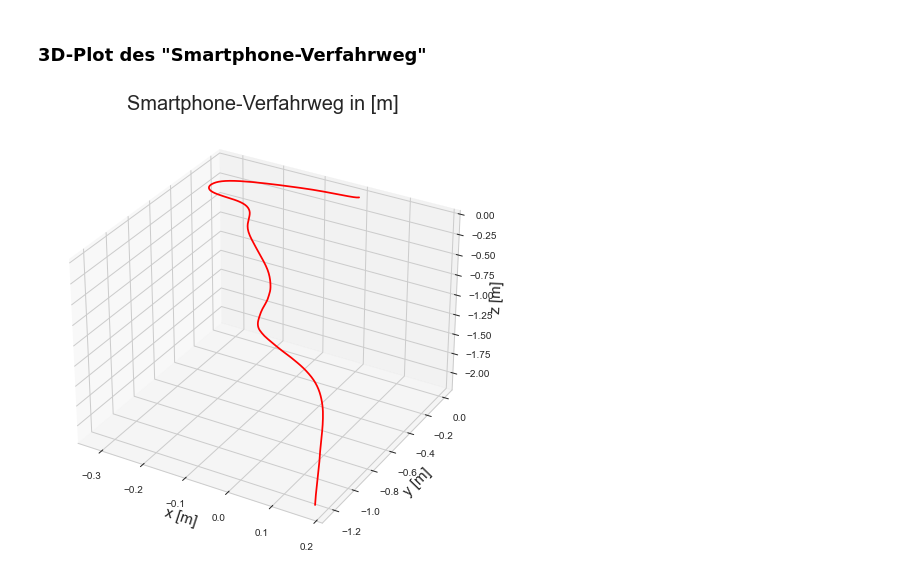
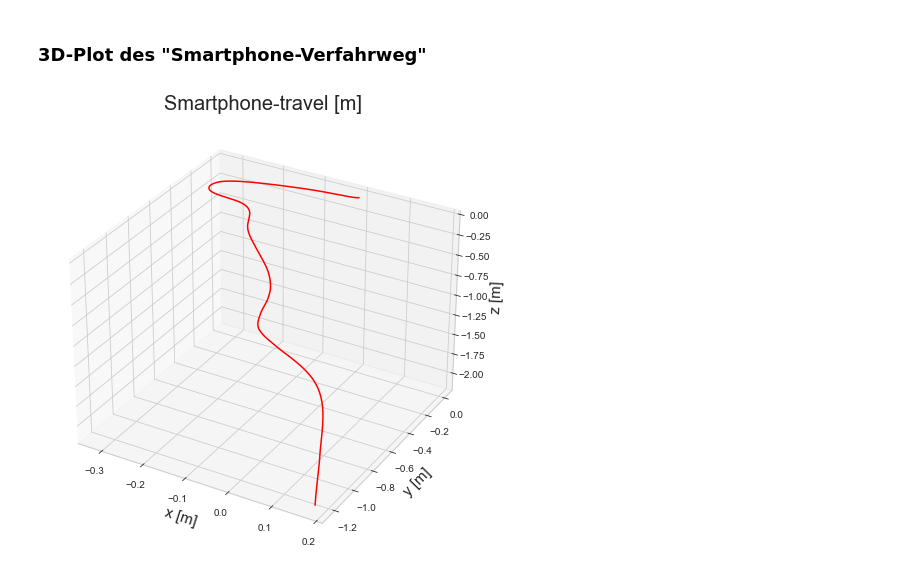
Before and after one commit to erikhelmut/japanese-character-classification, a Jupyter notebook: data_plot.ipynb, the cells around one changed output. Cells and saved outputs as stored; diff of their text form; code cells hidden in the pictures.

Commit message:
update data_plot

```diff
--- a/data_plot.ipynb
+++ b/data_plot.ipynb
@@ -116,22 +114,22 @@ Dauer Zeichnen: 3.6 [s]
 # %% [markdown]
 ### 3D-Plot des "Smartphone-Verfahrweg"
 # %%
-# Erstellung der Figure zur Ausgabe des Smartphone-Verfahrweges in 3D
+# create figure for 3D enviroment
 mpl.style.use("seaborn-whitegrid")
 fig2 = plt.figure(figsize=(10,8))
 axs2 = fig2.gca(projection='3d')
 
-# Erzeugung des Plots
+# create plot
 axs2.plot(x_dist, y_dist, z_dist, color="red")
 
-# Bezeichnungen
-axs2.set_title("Smartphone-Verfahrweg in [m]", fontsize=20)
+# labels
+axs2.set_title("Smartphone-travel [m]", fontsize=20)
 axs2.set_xlabel("x [m]", fontsize=15)
 axs2.set_ylabel("y [m]", fontsize=15)
 axs2.set_zlabel("z [m]", fontsize=15)
 
-# Plot anzeigen
+# show plot
 plt.show()
 # %% [output]
-[figure, old version]
+[figure, new version]
 # %% [markdown]
```
Also changed, not shown: parts of 6 cells of this notebook.
